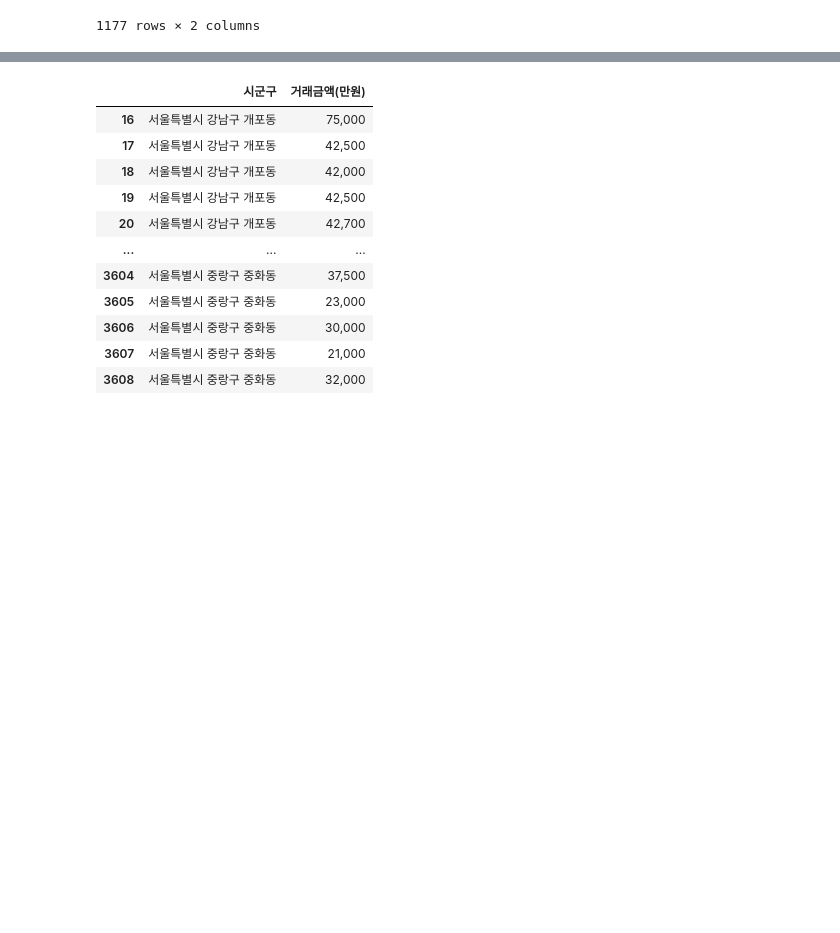
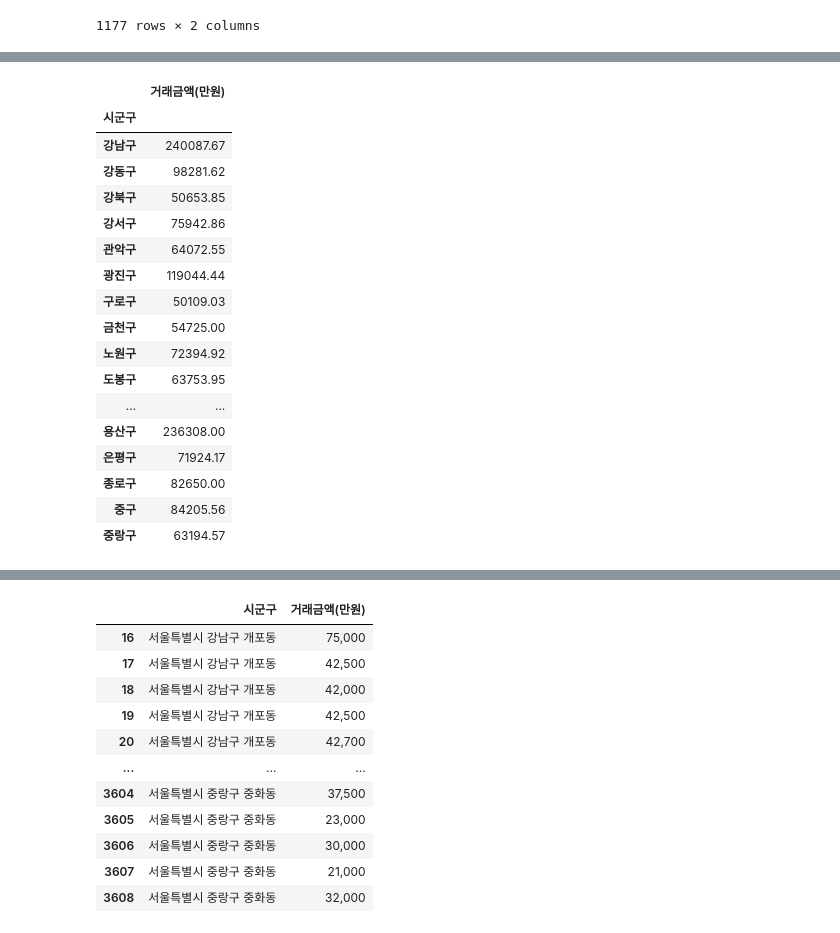
Before and after one commit to giokim6070/pythonbasic, a Jupyter notebook: 230317(mini_project)/buying2021.ipynb, the cells around one changed output, grey strips where cells are left out. Cells and saved outputs as stored; diff of their text form; code cells hidden in the pictures; blank space fills up the shorter version.

```diff
--- a/230317(mini_project)/buying2021.ipynb
+++ b/230317(mini_project)/buying2021.ipynb
@@ -139 +232,22 @@ df2
+# %%
+round(df11.groupby('시군구').mean(),2)
+# %% [output]
+|  | 거래금액(만원) |
+| 시군구 |  |
+| 강남구 | 240087.67 |
+| 강동구 | 98281.62 |
+| 강북구 | 50653.85 |
+| 강서구 | 75942.86 |
+| 관악구 | 64072.55 |
+| 광진구 | 119044.44 |
+| 구로구 | 50109.03 |
+| 금천구 | 54725.00 |
+| 노원구 | 72394.92 |
+| 도봉구 | 63753.95 |
+| ... | ... |
+| 용산구 | 236308.00 |
+| 은평구 | 71924.17 |
+| 종로구 | 82650.00 |
+| 중구 | 84205.56 |
+| 중랑구 | 63194.57 |
 # %%
```
Also changed, not shown: parts of 14 cells of this notebook, 2 other files.
